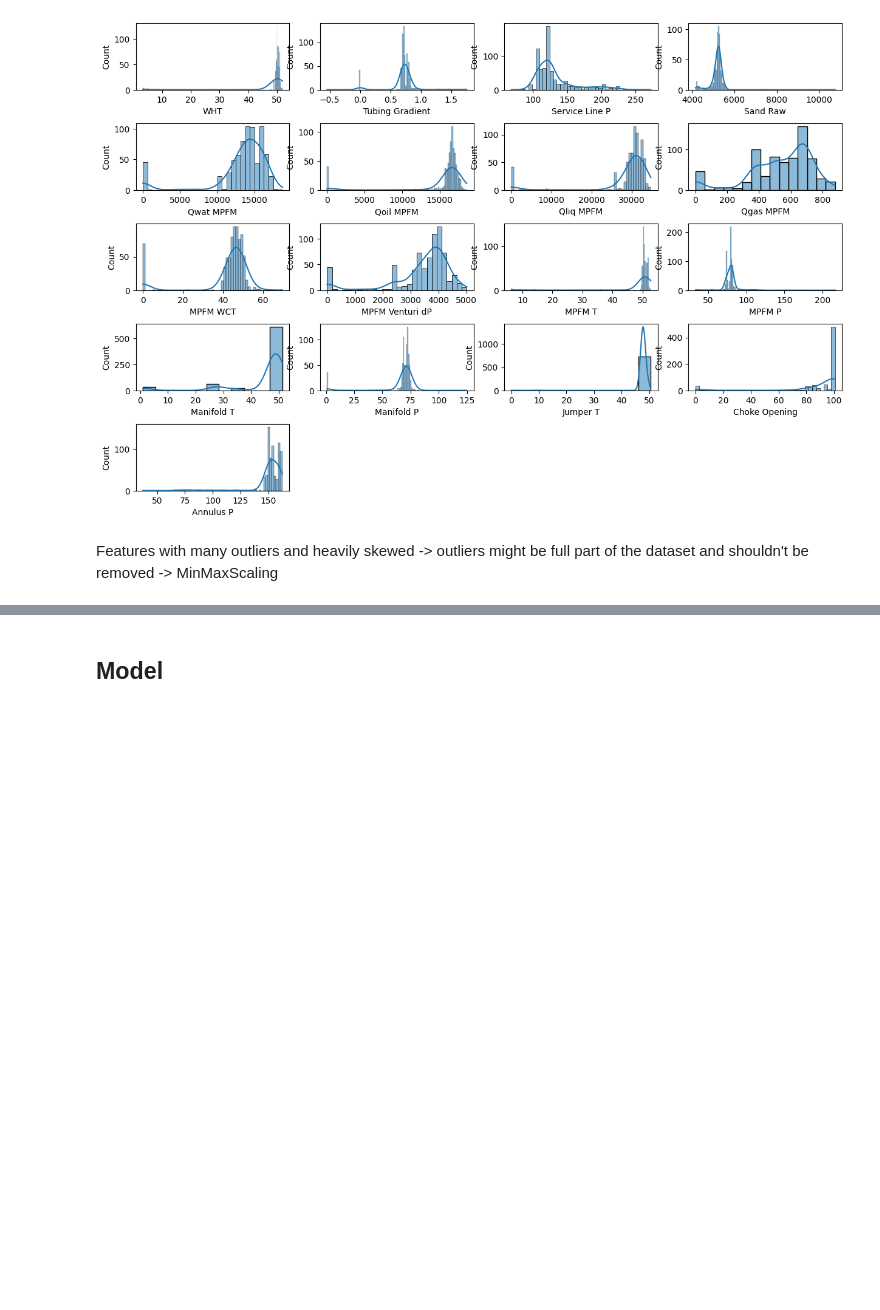
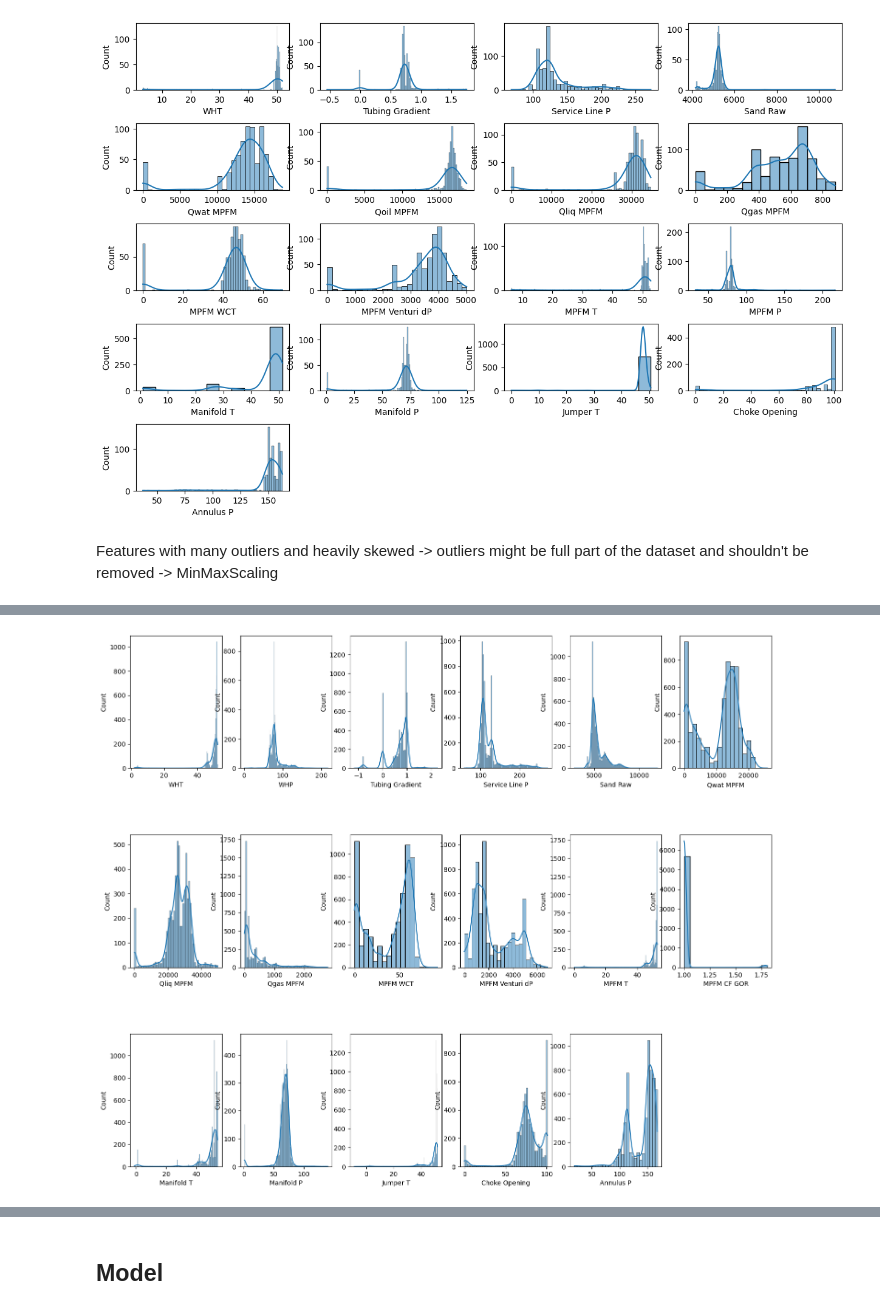
Before and after one commit to mattwagon/oil_production_prediction, a Jupyter notebook: notebooks/eduardo - basic mvp.ipynb, the cells around one changed output, grey strips where cells are left out. Drawn from its saved outputs; the diff is of its cells as text; code cells hidden in the pictures; blank space fills up the shorter version.

```diff
--- a/notebooks/eduardo - basic mvp.ipynb
+++ b/notebooks/eduardo - basic mvp.ipynb
@@ -516,0 +425,3 @@ See the caveats in the documentation: https://pandas.pydata.org/pandas-docs/stab
+# %%
+df_split_train.drop(columns='MPFM CF GOR', inplace=True)
+df_split_test.drop(columns='MPFM CF GOR', inplace=True)
@@ -519,9 +439,9 @@ See the caveats in the documentation: https://pandas.pydata.org/pandas-docs/stab
 # %%
 fig, axes = plt.subplots(nrows=6, ncols=3, figsize=(18, 30))
 
-for i, col in enumerate(df_split_filtered.drop(columns='Date').columns):
+for i, col in enumerate(df_split_train.drop(columns='Date').columns):
     ax = axes[i // 3, i % 3]
-    ax.boxplot(df_split_filtered[col])
+    ax.boxplot(df_split_train[col])
     ax.set_title(col)
     ax.set_xlabel('Feature')
     ax.set_ylabel('Value')
@@ -537,10 +457,10 @@ fig, axs = plt.subplots(5, 4, figsize=(15, 10))
 
 axs = axs.ravel()
 
-for i, col in enumerate(df_split_filtered.drop(columns='Date').columns):
-    sns.histplot(df_split_filtered[col], kde=True, ax=axs[i])
+for i, col in enumerate(df_split_train.drop(columns='Date').columns):
+    sns.histplot(df_split_train[col], kde=True, ax=axs[i])
 
-for j in range(len(df_split_filtered.drop(columns='Date').columns), len(axs)):
+for j in range(len(df_split_train.drop(columns='Date').columns), len(axs)):
     axs[j].axis('off')
 
 plt.subplots_adjust(hspace=0.5)
@@ -683,0 +528,17 @@ df_full_filtered.head()
+# %%
+# Create a figure and axis for each histogram
+fig, axs = plt.subplots(3, 6, figsize=(18, 15))
+
+axs = axs.ravel()
+
+for i, col in enumerate(X.columns):
+    sns.histplot(X[col], kde=True, ax=axs[i])
+
+for j in range(len(X.columns), len(axs)):
+    axs[j].axis('off')
+
+plt.subplots_adjust(hspace=0.5)
+
+plt.show()
+# %% [output]
+[figure, added]
```
Also changed, not shown: parts of 106 cells of this notebook.
